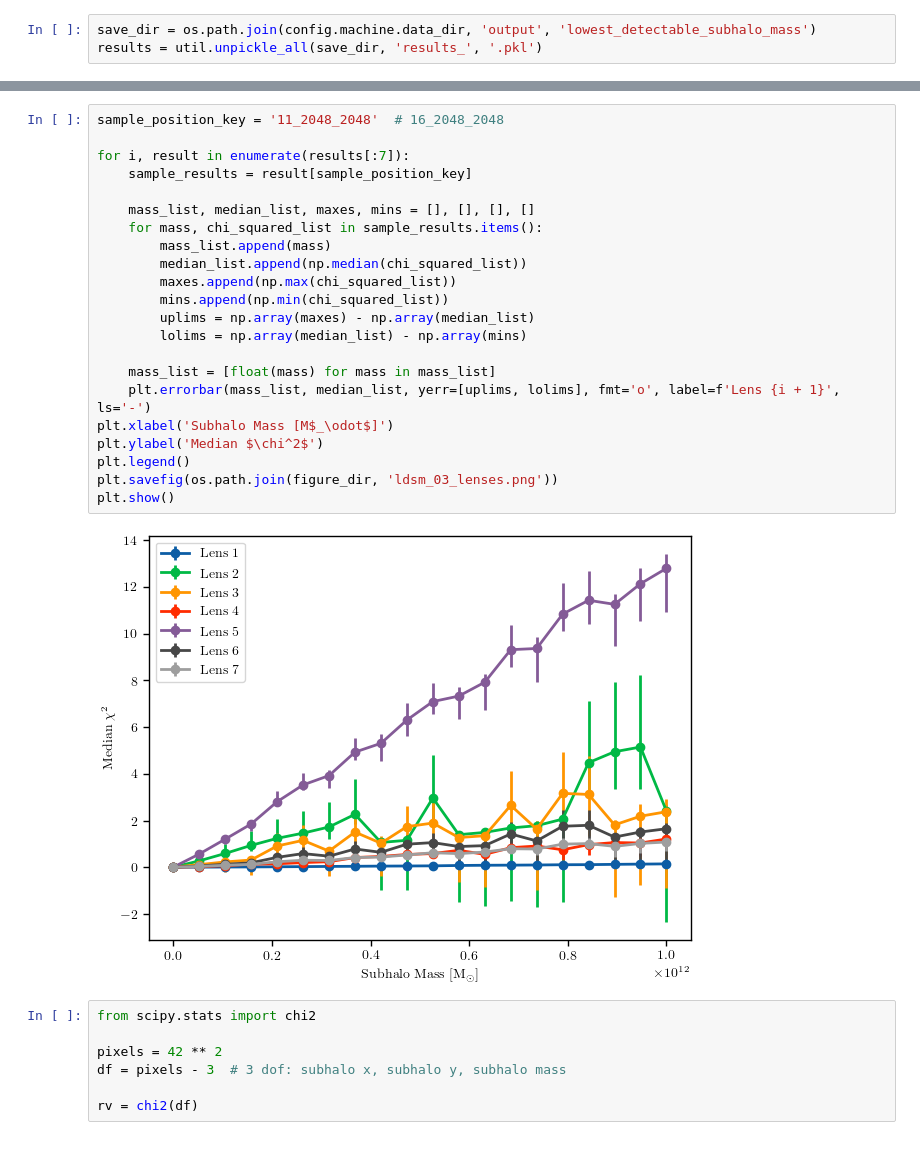
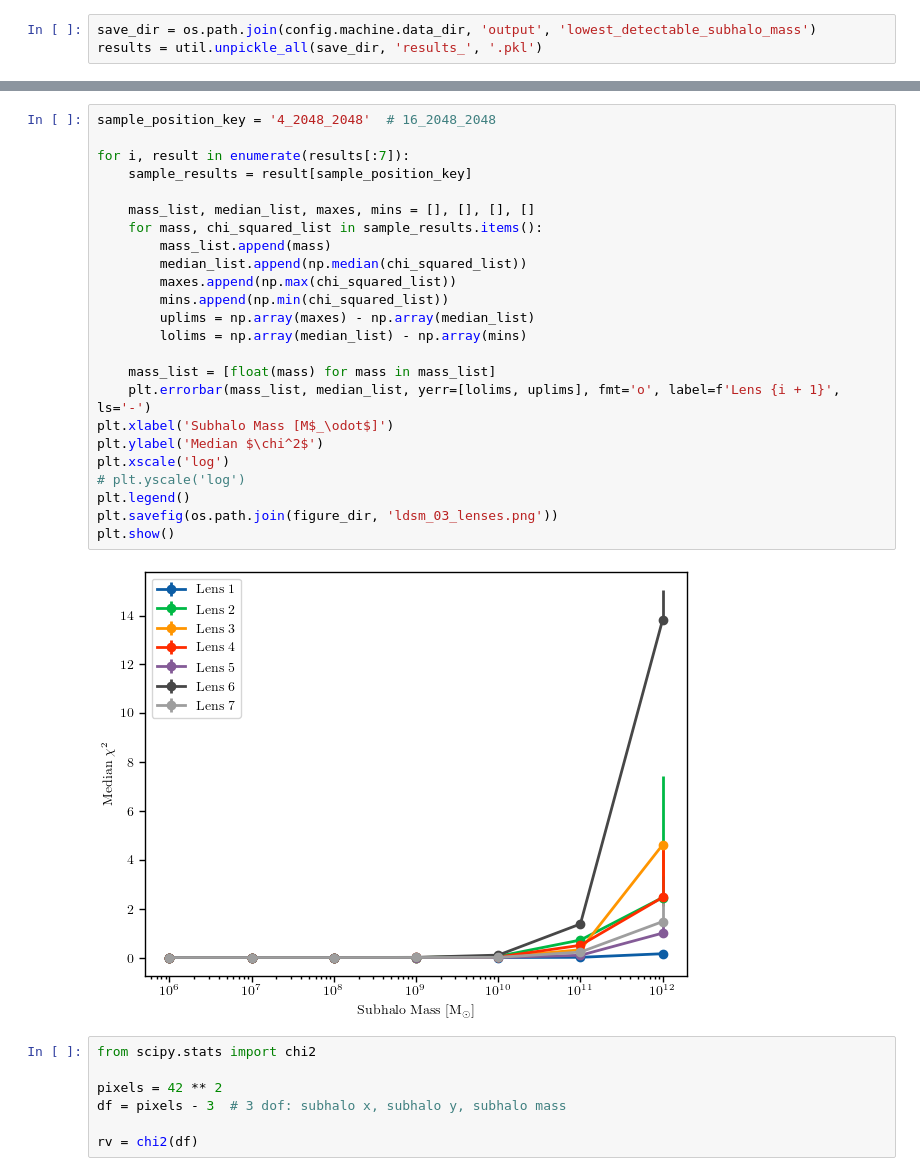
Before and after one commit to AstroMusers/mejiro, a Jupyter notebook: paper/figure_notebooks/lowest_detectable_subhalo_mass.ipynb, the cells around one changed output, grey strips where cells are left out. Drawn from its saved outputs; the diff is of its cells as text.

```diff
--- a/paper/figure_notebooks/lowest_detectable_subhalo_mass.ipynb
+++ b/paper/figure_notebooks/lowest_detectable_subhalo_mass.ipynb
@@ -78,27 +78,29 @@ plt.show()
 # %%
-sample_position_key = '11_2048_2048'  # 16_2048_2048
+sample_position_key = '4_2048_2048'  # 16_2048_2048
 
 for i, result in enumerate(results[:7]):
     sample_results = result[sample_position_key]
 
     mass_list, median_list, maxes, mins = [], [], [], []
     for mass, chi_squared_list in sample_results.items():
         mass_list.append(mass)
         median_list.append(np.median(chi_squared_list))
         maxes.append(np.max(chi_squared_list))
         mins.append(np.min(chi_squared_list))
         uplims = np.array(maxes) - np.array(median_list)
         lolims = np.array(median_list) - np.array(mins)
 
     mass_list = [float(mass) for mass in mass_list]
-    plt.errorbar(mass_list, median_list, yerr=[uplims, lolims], fmt='o', label=f'Lens {i + 1}', ls='-')
+    plt.errorbar(mass_list, median_list, yerr=[lolims, uplims], fmt='o', label=f'Lens {i + 1}', ls='-')
 plt.xlabel('Subhalo Mass [M$_\odot$]')
 plt.ylabel('Median $\chi^2$')
+plt.xscale('log')
+# plt.yscale('log')
 plt.legend()
 plt.savefig(os.path.join(figure_dir, 'ldsm_03_lenses.png'))
 plt.show()
 # %% [output]
-[figure, old version]
+[figure, new version]
 # %%
 from scipy.stats import chi2
 
```
Also changed, not shown: parts of 8 cells of this notebook, 8 other files.
